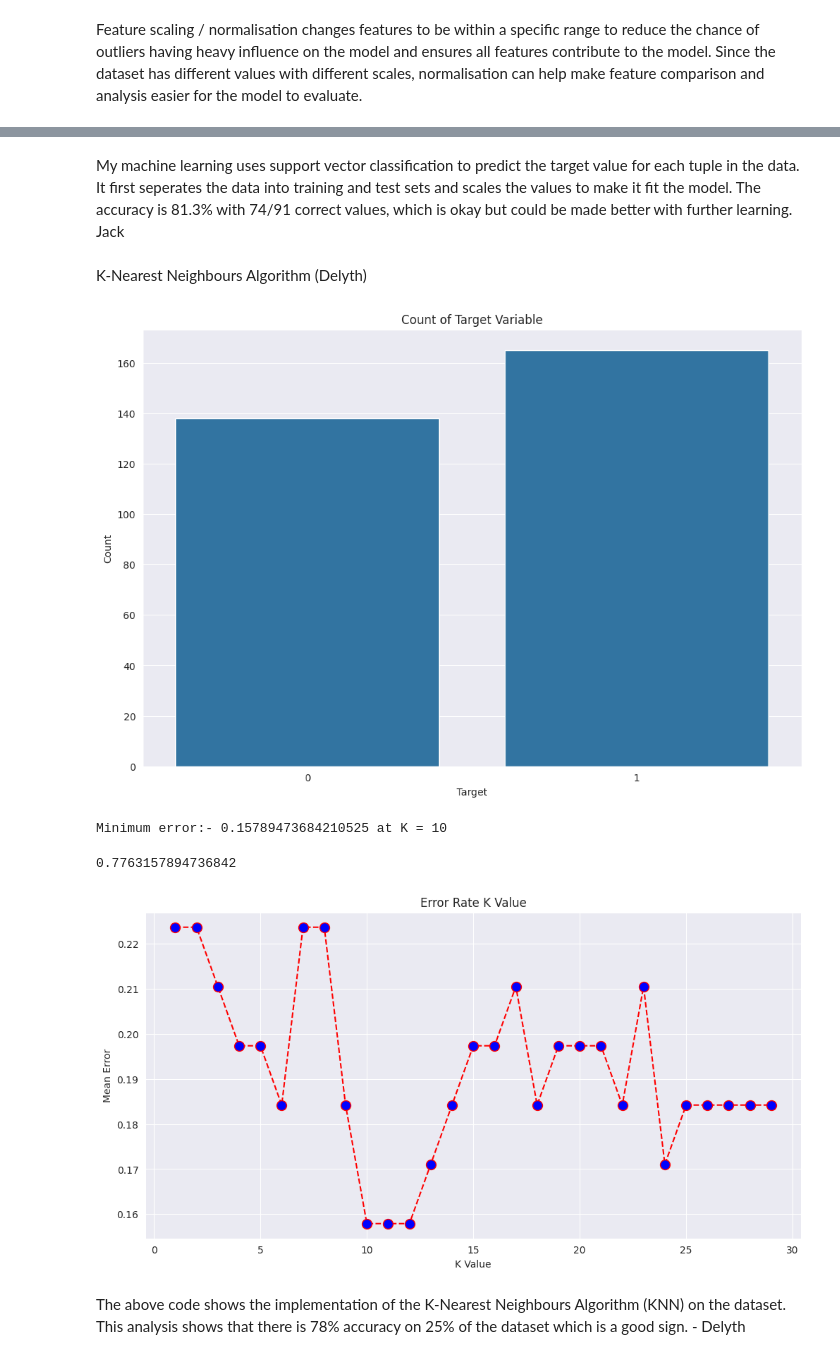
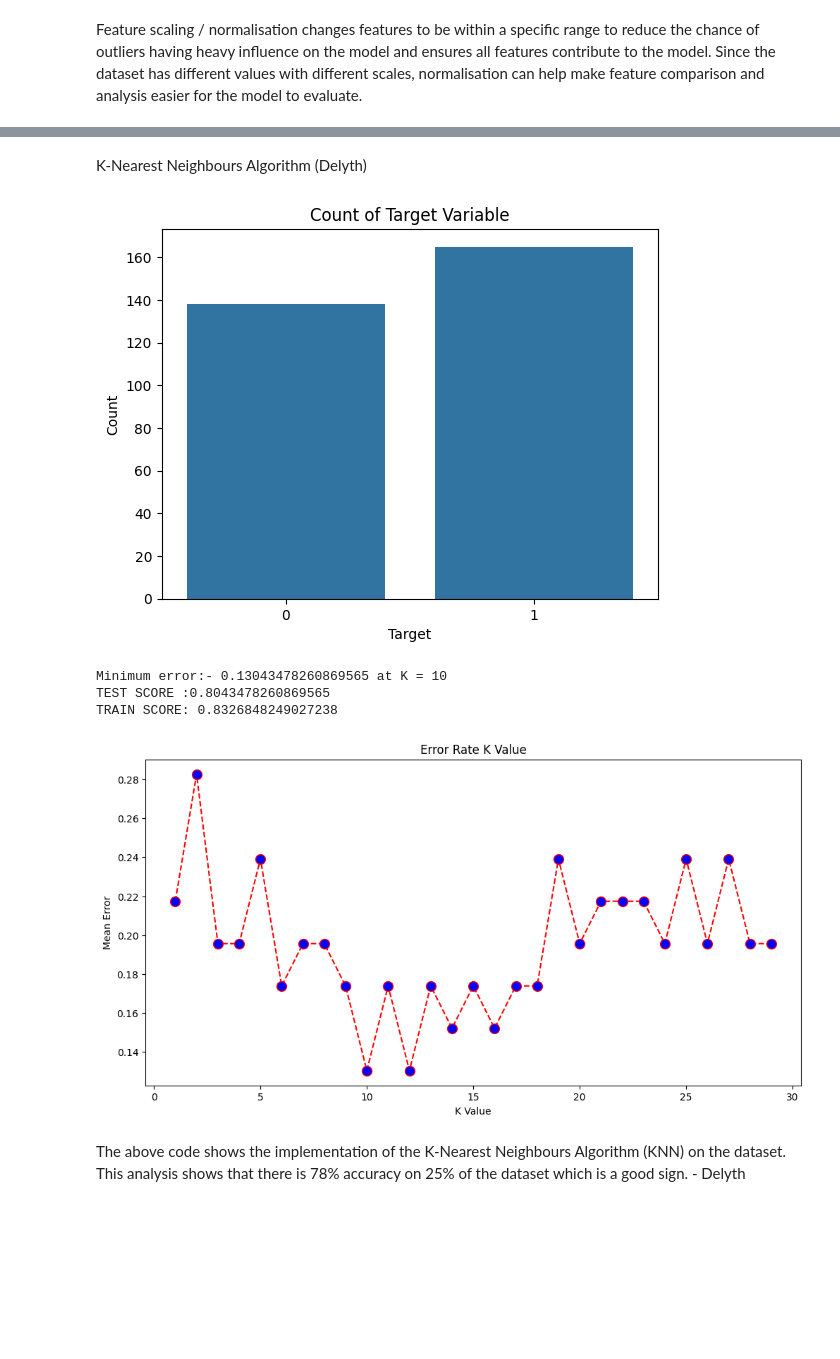
Before and after one commit to Valentin-Iva/Team-2-Project, a Jupyter notebook: team_2_project.ipynb, the cells around one changed output, grey strips where cells are left out. Saved outputs shown, nothing was run; the diff lists cells and outputs as text; code cells hidden in the pictures; blank space fills up the shorter version.

```diff
--- a/team_2_project.ipynb
+++ b/team_2_project.ipynb
@@ -644,7 +700,7 @@ cleaned_heart_data['exang'].replace("No", 0, inplace=True)
 cleaned_heart_data['exang'].replace("Yes", 1, inplace=True)
 
 # divide input features from target variable to use to test and predict target
-input_features = cleaned_heart_data.drop(columns="target") # x features
+input_features = cleaned_heart_data.drop(columns=["target", "restecg", "ca"]) # x features
 target_data = cleaned_heart_data['target'] # target we want to predict
 
 
@@ -658,19 +714,20 @@ scale_X
 
 # data split
 # data test size is 30%
-X_train_val, X_test, y_train_val, y_test = train_test_split(scale_X, target_data, test_size= 0.2, random_state=42)
+input_train, input_test, target_train, target_test = train_test_split(input_features, target_data, random_state = 42, test_size = 0.4)
+# x test should be seperated
 
 # model training
 model = LogisticRegression()
-model.fit(X_train_val, y_train_val)
+model.fit(input_train, target_train)
 
 # prediction
-target_pred = model.predict(X_test)
+target_pred = model.predict(input_test)
 target_pred
 
 # model evaluation
-eval = accuracy_score(y_test, target_pred)
-print(f"Accuracy: {100 * eval: .1f}%")
+print(f"Train Accuracy: {model.score(input_train,target_train)}")
+print(f"Test Accuracy: {model.score(input_test,target_test)}")
 
-print(classification_report(y_test, target_pred))
+print(classification_report(target_test, target_pred))
 # %% [output]
@@ -912,9 +1209,8 @@ weighted avg       0.81      0.81      0.81        91
-# %% [markdown]
-My machine learning uses support vector classification to predict the target value for each tuple in the data. It first seperates the data into training and test sets and scales the values to make it fit the model. The accuracy is 81.3% with 74/91 correct values, which is okay but could be made better with further learning.
-Jack
 # %% [markdown]
 K-Nearest Neighbours Algorithm (Delyth)
 # %%
+# Guide -  https://www.analyticsvidhya.com/blog/2021/07/heart-disease-prediction-using-knn-the-k-nearest-neighbours-algorithm/
+
 import pandas as pd
 import numpy as np
 import seaborn as sns
@@ -929,7 +1225,7 @@ path = '/content/cleanedData.csv'
 data_for_cleaning = pd.read_csv(path)
 data_for_cleaning['gender'] = data_for_cleaning['gender'].apply(lambda x: 'male' if x == 1 else 'female')
 data_for_cleaning['exang'] = data_for_cleaning['exang'].map({1: 'Yes', 0:'No'})
-data_for_cleaning.rename(columns={"sex":"gender"}, inplace=True)
+data_for_cleaning.rename(columns={"gender":"gender"}, inplace=True)
 data_for_cleaning.to_csv("cleanedData.csv", index=False)
 
 df = pd.read_csv("cleanedData.csv")
@@ -951,42 +1247,44 @@ X_encoded = pd.get_dummies(X_features, columns=string_categorical_cols, drop_fir
 
 # Convert to numpy array for scaling and model training
 x = X_encoded.values
 y = df['target'].values
 
-# splitting the dataset into the Training set and Test set
-x_train, x_test, y_train, y_test= train_test_split(x, y, test_size= 0.25, random_state=0)
+# Split the dataset into the Training set and Test set
+x_train, x_test, y_train, y_test= train_test_split(x, y, test_size= 0.15, random_state=0)
 
 # Feature Scaling
 st_x= StandardScaler()
 x_train= st_x.fit_transform(x_train)
 x_test= st_x.transform(x_test)
 
 error = []
 # Calculating error for K values between 1 and 30
 for i in range(1, 30):
     knn = KNeighborsClassifier(n_neighbors=i)
     knn.fit(x_train, y_train)
     pred_i = knn.predict(x_test)
     error.append(np.mean(pred_i != y_test))
 plt.figure(figsize=(12, 6))
 plt.plot(range(1, 30), error, color='red', linestyle='dashed', marker='o',
          markerfacecolor='blue', markersize=10)
 plt.title('Error Rate K Value')
 plt.xlabel('K Value')
 plt.ylabel('Mean Error')
 print("Minimum error:-",min(error),"at K =",error.index(min(error))+1)
 
-classifier= KNeighborsClassifier(n_neighbors=7)
-classifier.fit(x_train, y_train)
-y_pred= classifier.predict(x_test)
+knnclassifier= KNeighborsClassifier(n_neighbors=7)
+knnclassifier.fit(x_train, y_train)
+y_pred= knnclassifier.predict(x_test)
 from sklearn.metrics import confusion_matrix
 cm= confusion_matrix(y_test, y_pred)
 
-accuracy_score(y_test, y_pred)
+print(f"TEST SCORE :{accuracy_score(y_test, y_pred)}")
+print(f"TRAIN SCORE: {knnclassifier.score(x_train, y_train)}")
 # %% [output]
-[figure, old version]
+[figure, new version]
-Minimum error:- 0.15789473684210525 at K = 10
+Minimum error:- 0.13043478260869565 at K = 10
+TEST SCORE :0.8043478260869565
+TRAIN SCORE: 0.8326848249027238
-0.7763157894736842
-[figure, old version]
+[figure, new version]
 # %% [markdown]
 The above code shows the implementation of the K-Nearest Neighbours Algorithm (KNN) on the dataset. This analysis shows that there is 78% accuracy on 25% of the dataset which is a good sign. - Delyth
```
Also changed, not shown: parts of 35 cells of this notebook.
